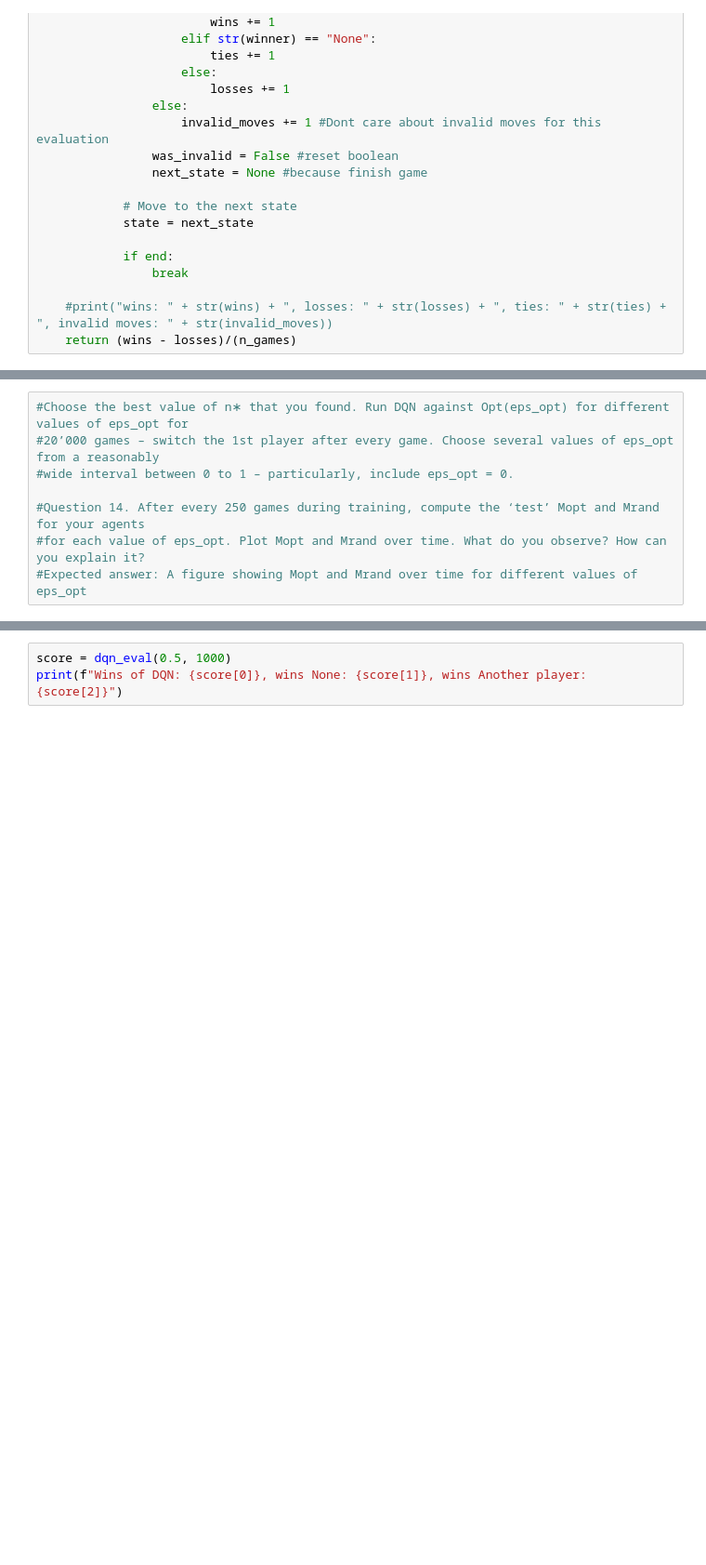
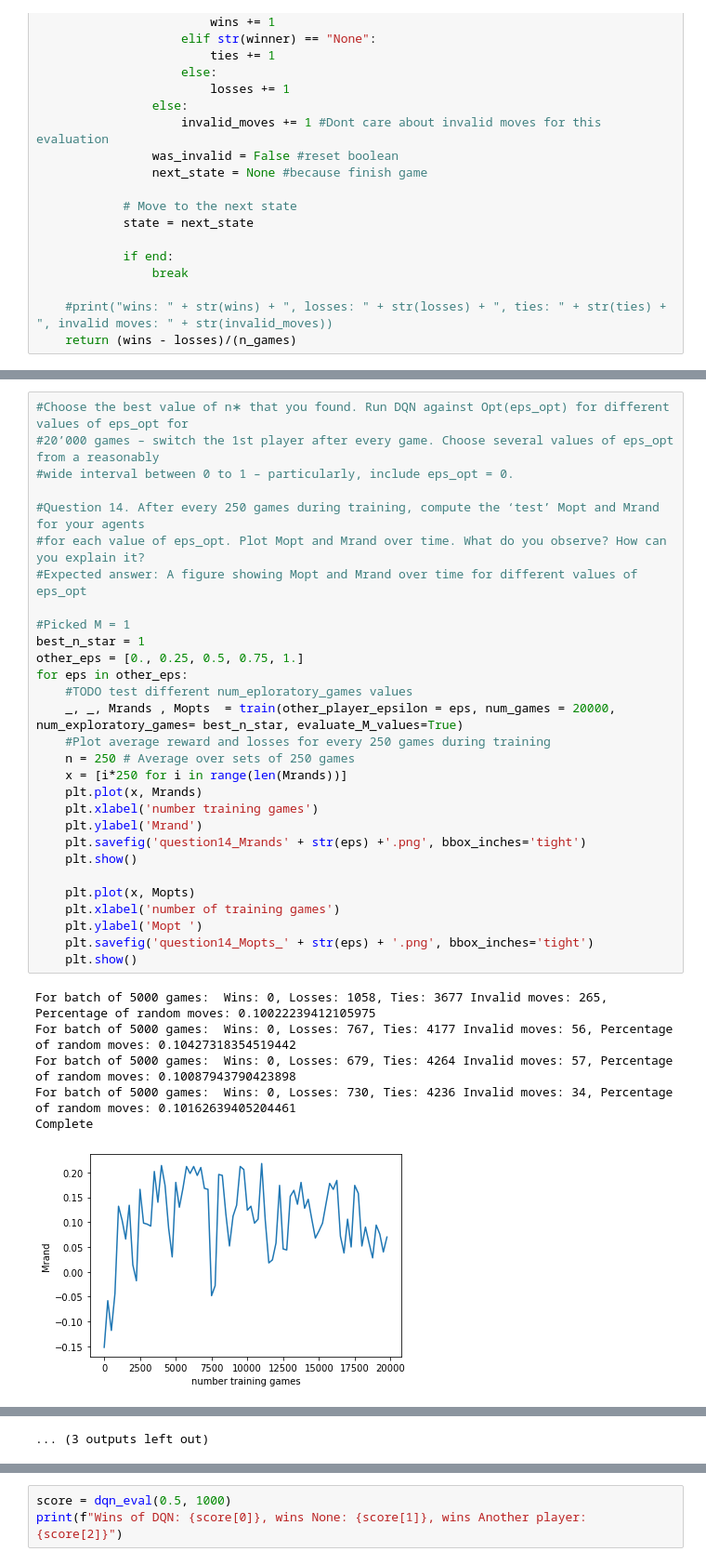
Before and after one commit to Gianniii/CS-456-Artificial-Neural-Network-Miniproject, a Jupyter notebook: tic_tac_toe.ipynb, the cells around one changed output, grey strips where cells are left out. Shown at 93% size. Cells and saved outputs as stored; diff of their text form; blank space fills up the shorter version.

```diff
--- a/tic_tac_toe.ipynb
+++ b/tic_tac_toe.ipynb
@@ -799,8 +831,36 @@ Complete
 # %%
 #Choose the best value of n∗ that you found. Run DQN against Opt(eps_opt) for different values of eps_opt for
 #20’000 games – switch the 1st player after every game. Choose several values of eps_opt from a reasonably
 #wide interval between 0 to 1 – particularly, include eps_opt = 0.
 
 #Question 14. After every 250 games during training, compute the ‘test’ Mopt and Mrand for your agents
 #for each value of eps_opt. Plot Mopt and Mrand over time. What do you observe? How can you explain it?
 #Expected answer: A figure showing Mopt and Mrand over time for different values of eps_opt
+
+#Picked M = 1
+best_n_star = 1
+other_eps = [0., 0.25, 0.5, 0.75, 1.]
+for eps in other_eps:
+    #TODO test different num_eploratory_games values
+    _, _, Mrands , Mopts  = train(other_player_epsilon = eps, num_games = 20000, num_exploratory_games= best_n_star, evaluate_M_values=True)
+    #Plot average reward and losses for every 250 games during training
+    n = 250 # Average over sets of 250 games
+    x = [i*250 for i in range(len(Mrands))]
+    plt.plot(x, Mrands)
+    plt.xlabel('number training games')
+    plt.ylabel('Mrand')
+    plt.savefig('question14_Mrands' + str(eps) +'.png', bbox_inches='tight')
+    plt.show()
+
+    plt.plot(x, Mopts)
+    plt.xlabel('number of training games')
+    plt.ylabel('Mopt ')
+    plt.savefig('question14_Mopts_' + str(eps) + '.png', bbox_inches='tight')
+    plt.show()
+# %% [output]
+For batch of 5000 games:  Wins: 0, Losses: 1058, Ties: 3677 Invalid moves: 265, Percentage of random moves: 0.10022239412105975
+For batch of 5000 games:  Wins: 0, Losses: 767, Ties: 4177 Invalid moves: 56, Percentage of random moves: 0.10427318354519442
+For batch of 5000 games:  Wins: 0, Losses: 679, Ties: 4264 Invalid moves: 57, Percentage of random moves: 0.10087943790423898
+For batch of 5000 games:  Wins: 0, Losses: 730, Ties: 4236 Invalid moves: 34, Percentage of random moves: 0.10162639405204461
+Complete
+[figure, added]
@@ -806,0 +889 @@ Complete
+... (3 outputs left out)
```
Also changed, not shown: parts of 17 cells of this notebook, 41 other files.
